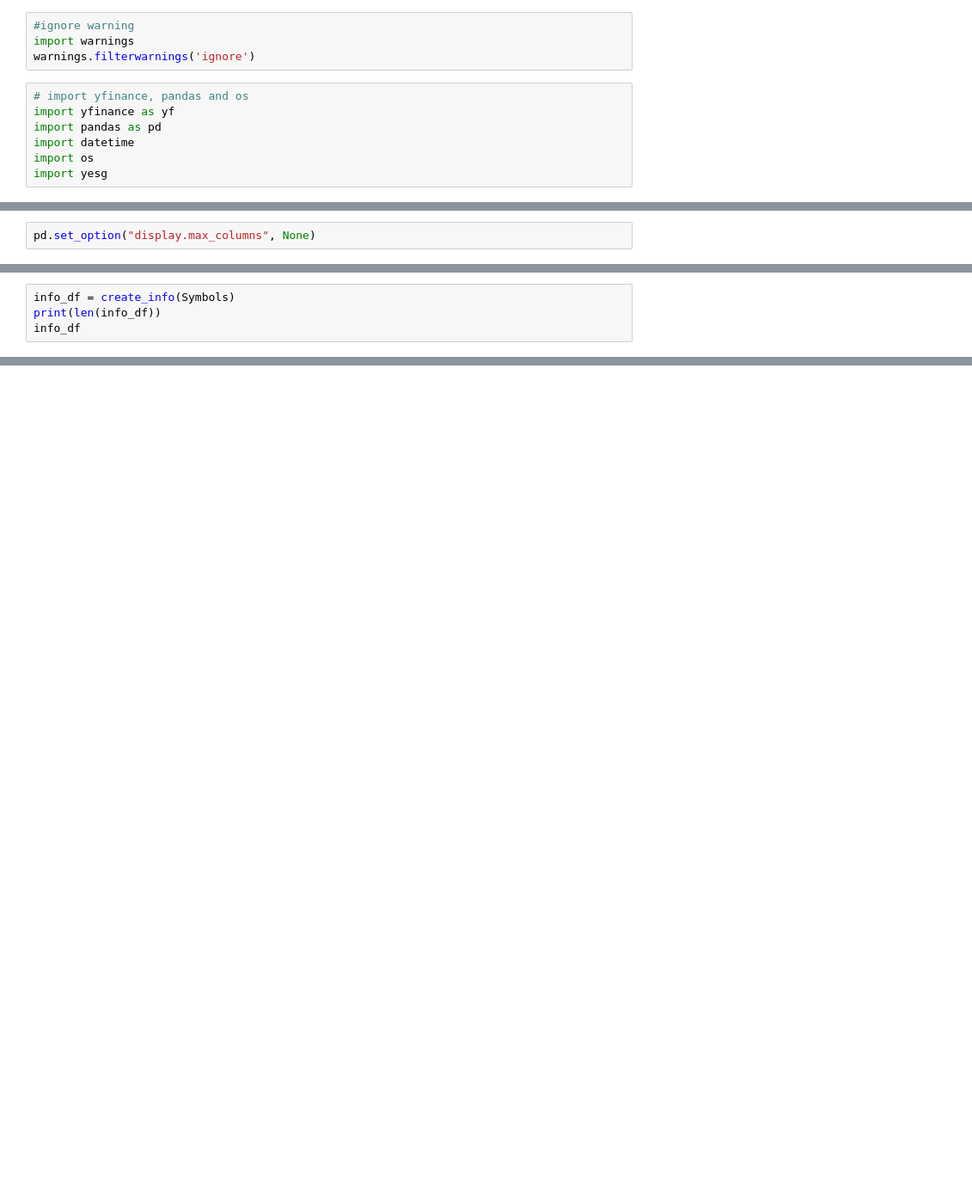
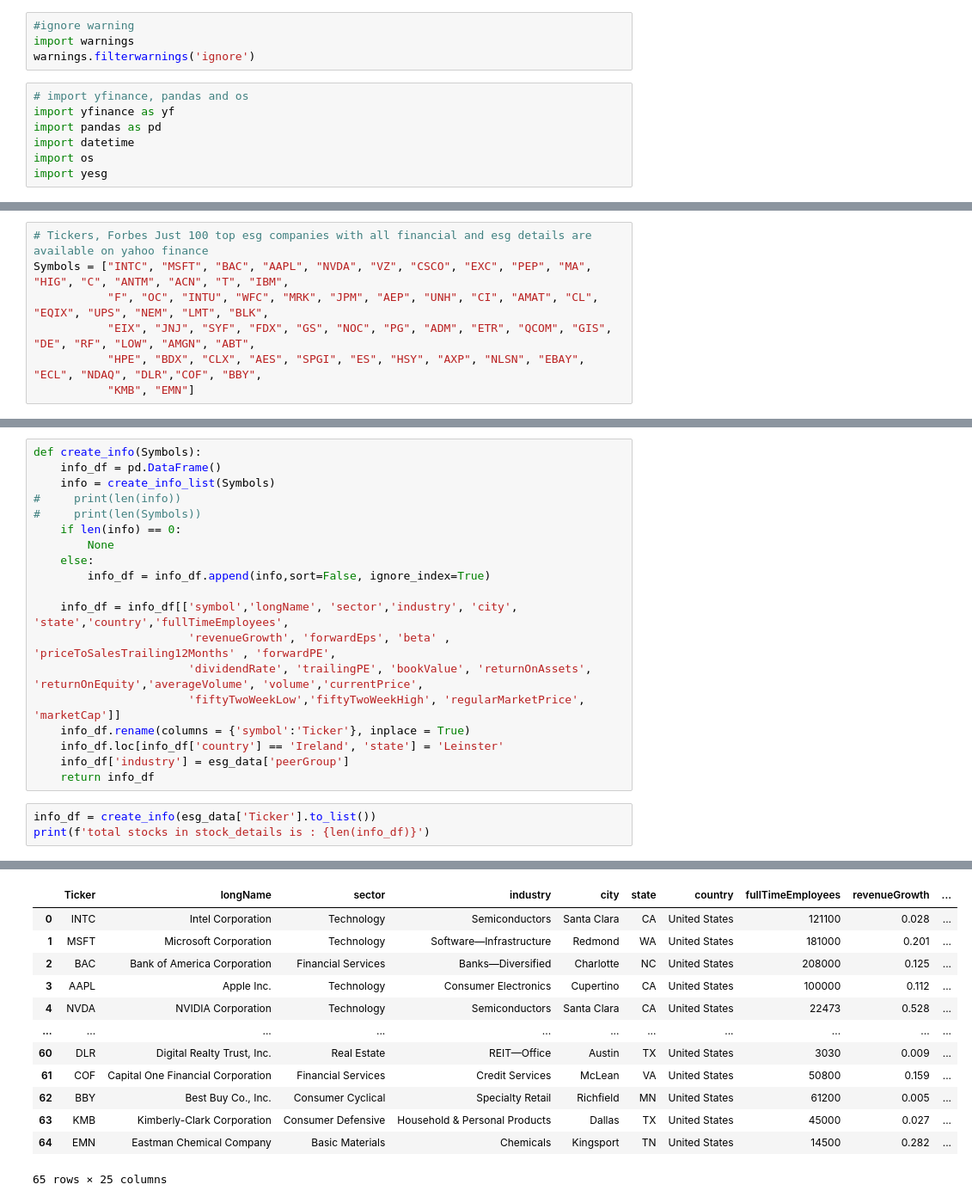
Before and after one commit to sucharita1/ESG_investing_analysis, a Jupyter notebook: exploratory_data_analysis.ipynb, the cells around one changed output, grey strips where cells are left out. Shown at 86% size. Saved outputs shown, nothing was run; the diff lists cells and outputs as text; blank space fills up the shorter version.

```diff
--- a/exploratory_data_analysis.ipynb
+++ b/exploratory_data_analysis.ipynb
@@ -19,2 +11,0 @@ Symbols = ["INTC", "MSFT", "BAC", "AAPL", "NVDA", "VZ", "CSCO", "EXC", "PEP", "M
-# %%
-pd.set_option("display.max_columns", None)
@@ -159,4 +11,0 @@ def create_info(Symbols):
-# %%
-info_df = create_info(Symbols)
-print(len(info_df))
-info_df
@@ -532,0 +12,7 @@ dtype: object
+# %%
+# Tickers, Forbes Just 100 top esg companies with all financial and esg details are available on yahoo finance
+Symbols = ["INTC", "MSFT", "BAC", "AAPL", "NVDA", "VZ", "CSCO", "EXC", "PEP", "MA", "HIG", "C", "ANTM", "ACN", "T", "IBM",
+           "F", "OC", "INTU", "WFC", "MRK", "JPM", "AEP", "UNH", "CI", "AMAT", "CL", "EQIX", "UPS", "NEM", "LMT", "BLK",
+           "EIX", "JNJ", "SYF", "FDX", "GS", "NOC", "PG", "ADM", "ETR", "QCOM", "GIS", "DE", "RF", "LOW", "AMGN", "ABT",
+           "HPE", "BDX", "CLX", "AES", "SPGI", "ES", "HSY", "AXP", "NLSN", "EBAY", "ECL", "NDAQ", "DLR","COF", "BBY",
+           "KMB", "EMN"]
@@ -532,0 +107,23 @@ dtype: object
+# %%
+def create_info(Symbols):
+    info_df = pd.DataFrame()
+    info = create_info_list(Symbols)
+#     print(len(info))
+#     print(len(Symbols))
+    if len(info) == 0:
+        None
+    else:
+        info_df = info_df.append(info,sort=False, ignore_index=True)
+
+    info_df = info_df[['symbol','longName', 'sector','industry', 'city', 'state','country','fullTimeEmployees',
+                       'revenueGrowth', 'forwardEps', 'beta' , 'priceToSalesTrailing12Months' , 'forwardPE',
+                       'dividendRate', 'trailingPE', 'bookValue', 'returnOnAssets', 'returnOnEquity','averageVolume', 'volume','currentPrice',
+                       'fiftyTwoWeekLow','fiftyTwoWeekHigh', 'regularMarketPrice', 'marketCap']]
+    info_df.rename(columns = {'symbol':'Ticker'}, inplace = True)
+    info_df.loc[info_df['country'] == 'Ireland', 'state'] = 'Leinster'
+    info_df['industry'] = esg_data['peerGroup']
+    return info_df
+# %%
+info_df = create_info(esg_data['Ticker'].to_list())
+print(f'total stocks in stock_details is : {len(info_df)}')
+# %% [output]
@@ -532,0 +147,13 @@ dtype: object
+|  | Ticker | longName | sector | industry | city | state | country | fullTimeEmployees | revenueGrowth | ... |
+| 0 | INTC | Intel Corporation | Technology | Semiconductors | Santa Clara | CA | United States | 121100 | 0.028 | ... |
+| 1 | MSFT | Microsoft Corporation | Technology | Software—Infrastructure | Redmond | WA | United States | 181000 | 0.201 | ... |
+| 2 | BAC | Bank of America Corporation | Financial Services | Banks—Diversified | Charlotte | NC | United States | 208000 | 0.125 | ... |
+| 3 | AAPL | Apple Inc. | Technology | Consumer Electronics | Cupertino | CA | United States | 100000 | 0.112 | ... |
+| 4 | NVDA | NVIDIA Corporation | Technology | Semiconductors | Santa Clara | CA | United States | 22473 | 0.528 | ... |
+| ... | ... | ... | ... | ... | ... | ... | ... | ... | ... | ... |
+| 60 | DLR | Digital Realty Trust, Inc. | Real Estate | REIT—Office | Austin | TX | United States | 3030 | 0.009 | ... |
+| 61 | COF | Capital One Financial Corporation | Financial Services | Credit Services | McLean | VA | United States | 50800 | 0.159 | ... |
+| 62 | BBY | Best Buy Co., Inc. | Consumer Cyclical | Specialty Retail | Richfield | MN | United States | 61200 | 0.005 | ... |
+| 63 | KMB | Kimberly-Clark Corporation | Consumer Defensive | Household & Personal Products | Dallas | TX | United States | 45000 | 0.027 | ... |
+| 64 | EMN | Eastman Chemical Company | Basic Materials | Chemicals | Kingsport | TN | United States | 14500 | 0.282 | ... |
+65 rows × 25 columns
```
Also changed, not shown: parts of 38 cells of this notebook, 9 other files.
